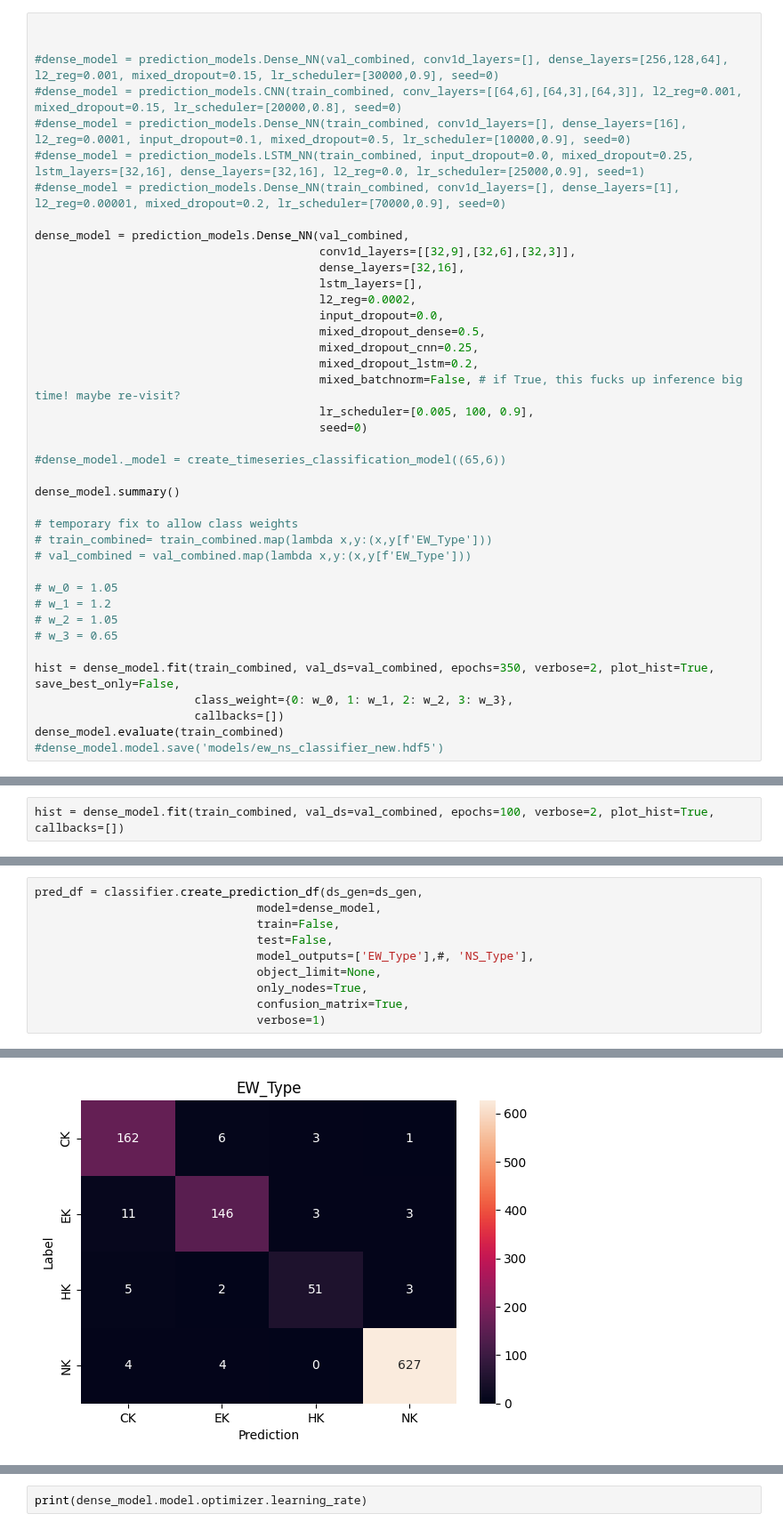
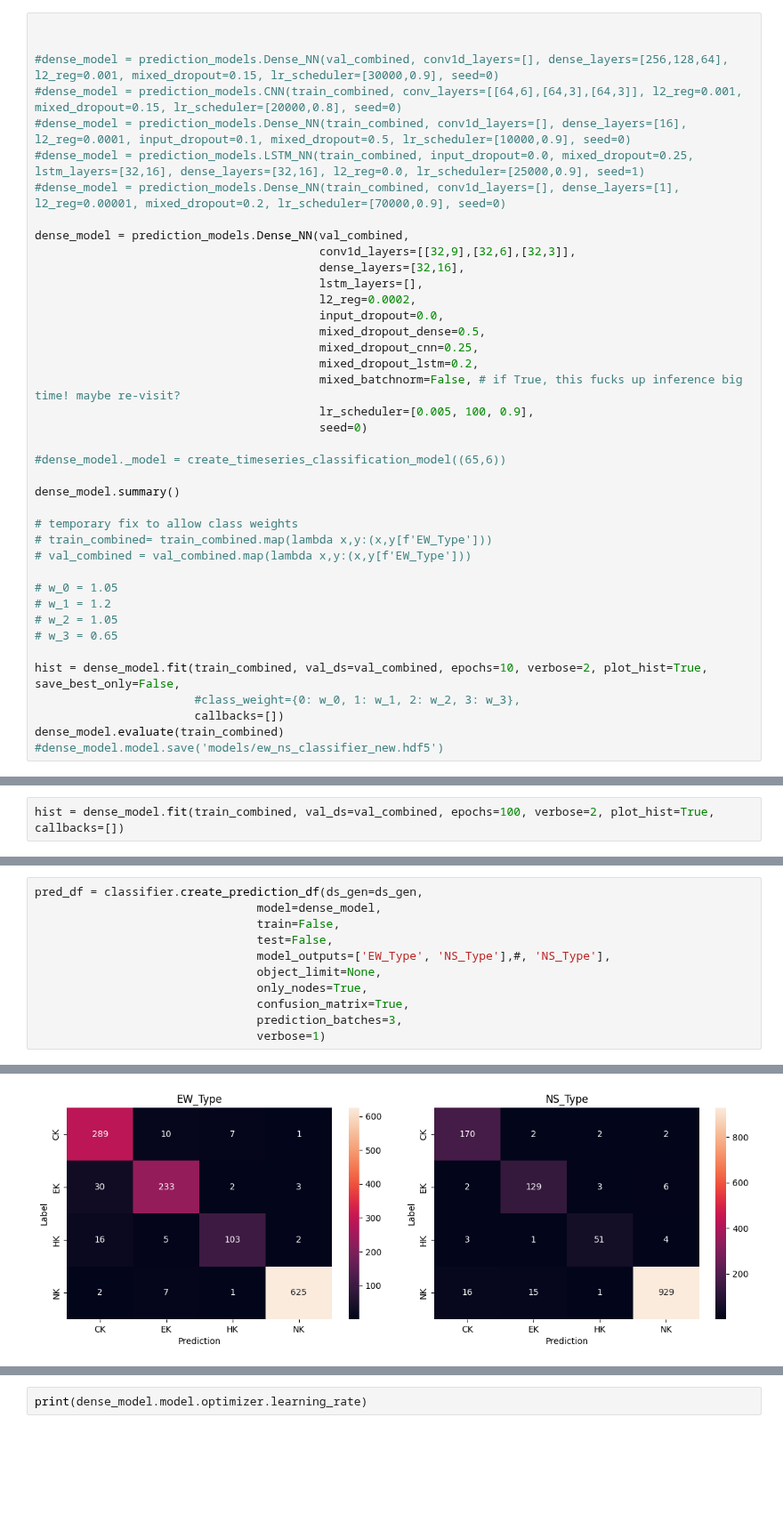
Before and after one commit to DavidBaldsiefen/splid-challenge, a Jupyter notebook: node_classifier.ipynb, the cells around one changed output, grey strips where cells are left out. Shown at 89% size. Drawn from its saved outputs; the diff is of its cells as text; blank space fills up the shorter version.

Commit message:
Various improvements to the localizer, add node weights, go back to old scaler

```diff
--- a/node_classifier.ipynb
+++ b/node_classifier.ipynb
@@ -179,8 +180,8 @@ dense_model.summary()
 # w_2 = 1.05
 # w_3 = 0.65
 
-hist = dense_model.fit(train_combined, val_ds=val_combined, epochs=350, verbose=2, plot_hist=True, save_best_only=False,
-                       class_weight={0: w_0, 1: w_1, 2: w_2, 3: w_3},
+hist = dense_model.fit(train_combined, val_ds=val_combined, epochs=10, verbose=2, plot_hist=True, save_best_only=False,
+                       #class_weight={0: w_0, 1: w_1, 2: w_2, 3: w_3},
                        callbacks=[])
 dense_model.evaluate(train_combined)
 #dense_model.model.save('models/ew_ns_classifier_new.hdf5')
@@ -243,9 +248,10 @@ pred_df = classifier.create_prediction_df(ds_gen=ds_gen,
                                 model=dense_model,
                                 train=False,
                                 test=False,
-                                model_outputs=['EW_Type'],#, 'NS_Type'],
+                                model_outputs=['EW_Type', 'NS_Type'],#, 'NS_Type'],
                                 object_limit=None,
                                 only_nodes=True,
                                 confusion_matrix=True,
+                                prediction_batches=3,
                                 verbose=1)
 # %% [output]
@@ -253,3 +259,3 @@ pred_df = classifier.create_prediction_df(ds_gen=ds_gen,
-[figure, old version]
+[figure, new version]
 # %%
 ground_truth_df = pd.read_csv(challenge_data_dir / 'train_labels.csv')#.sort_values(['ObjectID', 'TimeIndex']).reset_index(drop=True)
```
Also changed, not shown: parts of 8 cells of this notebook, 11 other files.
